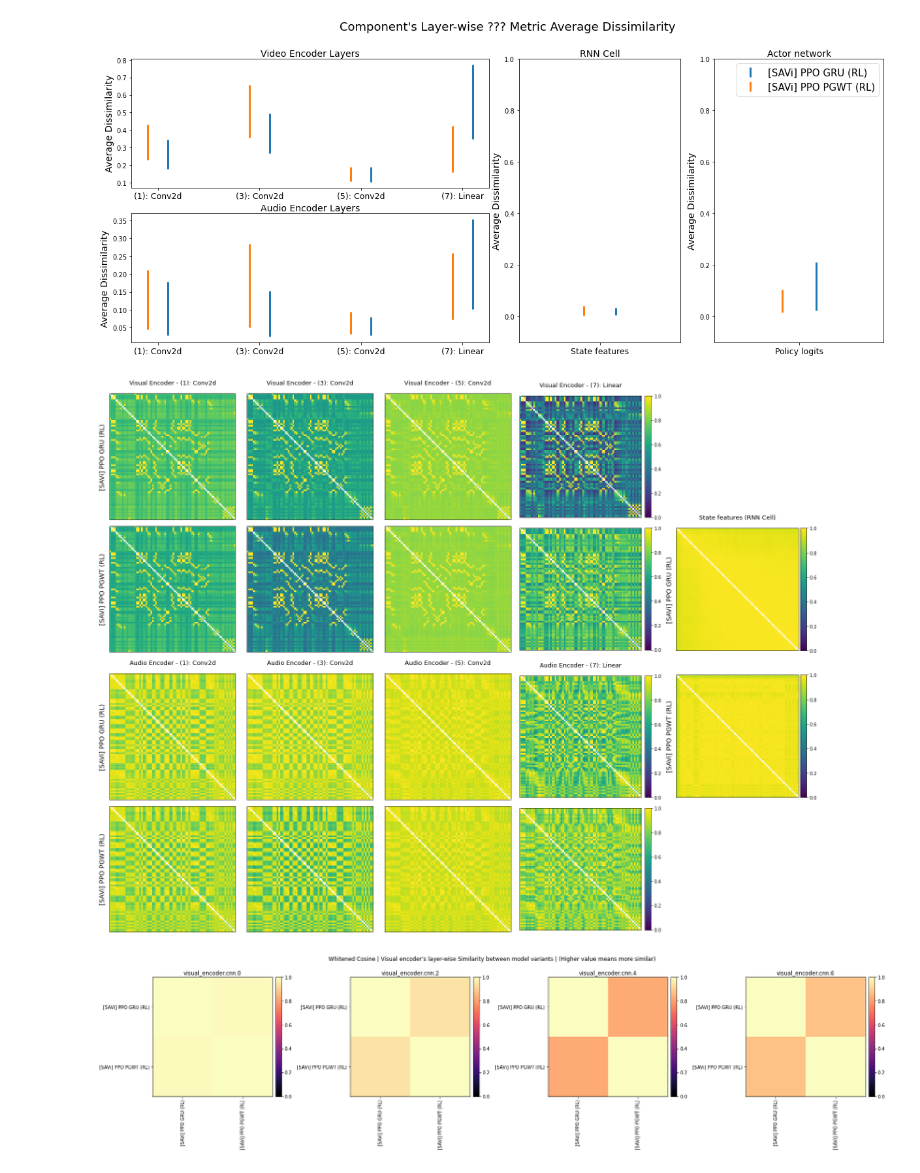
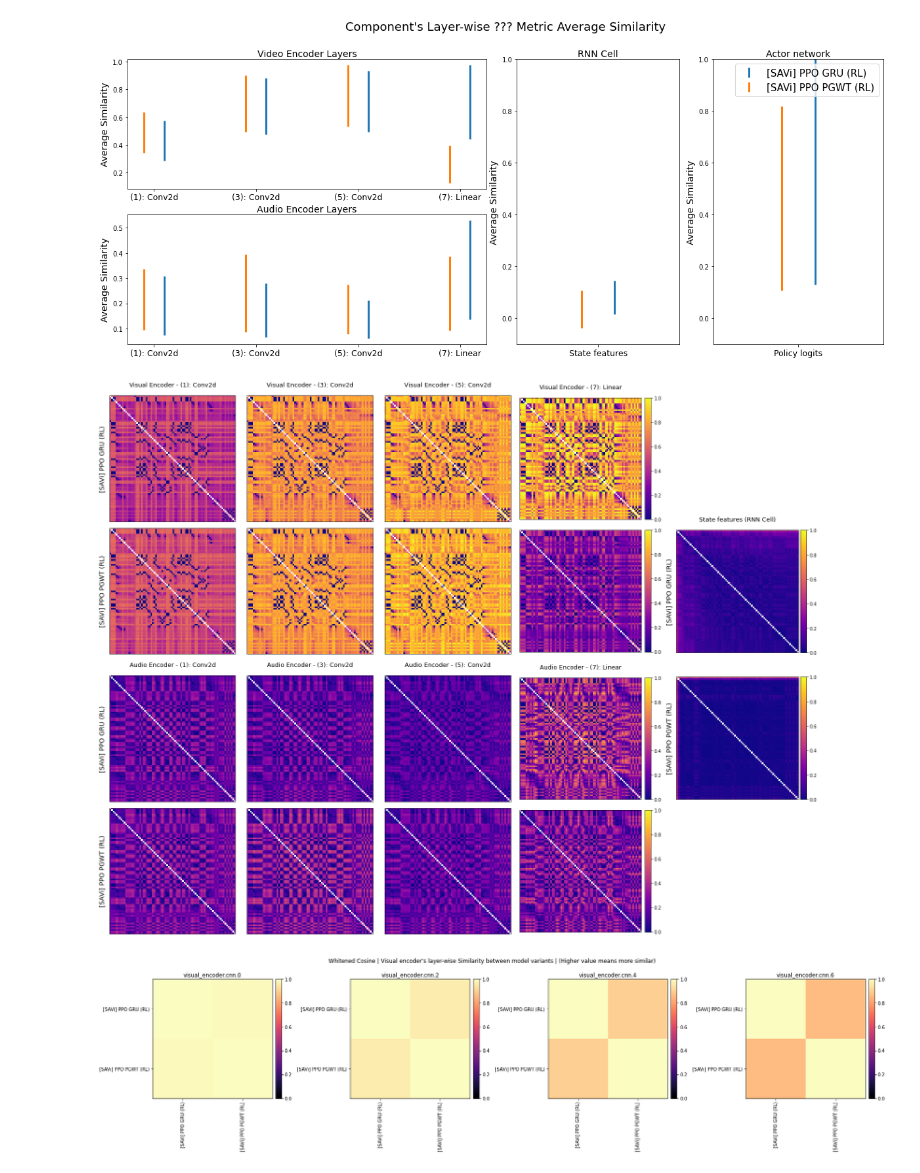
Before and after one commit to arayabrain/multimodal-global-workspace-agent, a Jupyter notebook: ppo/rsa_analysis.ipynb, the cells around one changed output. Drawn from its saved outputs; the diff is of its cells as text; code cells hidden in the pictures.

Commit message:
added 3 more metrics to do RSA with, setup the base for systematic plotting with different metrics

```diff
--- a/ppo/rsa_analysis.ipynb
+++ b/ppo/rsa_analysis.ipynb
@@ -234,7 +234,7 @@ for k, v in MODEL_VARIANTS_TO_STATEDICT_PATH.items():
             analysis_layers=models.GRU_ACTOR_CRITIC_DEFAULT_ANALYSIS_LAYER_NAMES)
     elif k.__contains__("pgwt"):
         agent = Perceiver_GWT_GWWM_ActorCritic(single_observation_space, single_action_space, args, extra_rgb=False,
-            analysis_layers=models.PGWT_GWWM_ACTOR_CRITIC_DEFAULT_ANALYSIS_LAYER_NAMES)
+            analysis_layers=models.PGWT_GWWM_ACTOR_CRITIC_DEFAULT_ANALYSIS_LAYER_NAMES + ["state_encoder.ca.mha"])
 
     agent.eval()
     # Load the model weights
@@ -399,10 +399,10 @@ for k, v in AGENT_FEATURES__RAW.items():
     AGENT_FEATURES[k] = process_analysis_feats_raw(v)
 # %%
 # # Prototypoing ISC distance
-# variant_features = AGENT_FEATURES["ppo_gru__bc"]["state_encoder"][0] # Extract the features of the state encoder (RNN cell)
-# # variant_features.cpu().numpy() # (80, 512)
-# variant_data = rsatoolbox.data.Dataset(variant_features.cpu().numpy())
-# variant_data, variant_data.measurements.shape
+variant_features = AGENT_FEATURES["ppo_gru__rl__SAVi"]["state_encoder"][0] # Extract the features of the state encoder (RNN cell)
+# variant_features.cpu().numpy() # (80, 512)
+variant_data = rsatoolbox.data.Dataset(variant_features.cpu().numpy())
+variant_data, variant_data.measurements.shape
 
 from copy import deepcopy
 from rsatoolbox.rdm.rdms import RDMs
@@ -537,10 +631,10 @@ VARIANT_LAYERS_SPARSITIES = {k: {} for k in MODEL_VARIANTS_TO_STATEDICT_PATH.key
 
 # NOTE: manually chose the metric for the RDM computation
 # DISS_CALC_FN = rsatoolbox.rdm.calc_rdm_euclid
-# DISS_CALC_FN = rsatoolbox.rdm.calc_rdm_correlation
-# DISS_CALC_FN = calc_rdm_cosine_dist # Custom Cosine distance (dissimilarity)
+DISS_CALC_FN = rsatoolbox.rdm.calc_rdm_correlation
+# DISS_CALC_FN = calc_rdm_cosine_dist # Custom Cosine distance (Similarity
 # DISS_CALC_FN = calc_rdm_isc # Custom 'Improved Sqrd Root'
-DISS_CALC_FN = calc_rdm_isc_2
+# DISS_CALC_FN = calc_rdm_isc
 
 # Placeholder for the whole RDMs for each agent varaint
 VARIANTS_RDMS = {k: {} for k in AGENT_FEATURES.keys()}
@@ -695,7 +789,7 @@ for t, (agent_variant, agent_variant_drms_mean_std_dict) in enumerate(VARIANT_RD
 
 vis_enc_ax.set_xlabel("Video Encoder Layers", fontsize=14)
 vis_enc_ax.xaxis.set_label_position("top")
-vis_enc_ax.set_ylabel("Average Dissimilarity", fontsize=14)
+vis_enc_ax.set_ylabel("Average Similarity", fontsize=14)
 vis_enc_ax.set_xticks(x)
 visual_encoder_layernames_relu_skipped_pretty_names = ["(1): Conv2d", "(3): Conv2d", "(5): Conv2d", "(7): Linear"]
 vis_enc_ax.set_xticklabels(visual_encoder_layernames_relu_skipped_pretty_names, fontsize=12.5)
@@ -718,7 +812,7 @@ for t, (agent_variant, agent_varaint_rdms_mean_std_dict) in enumerate(VARIANT_RD
 
 aud_enc_ax.set_xlabel("Audio Encoder Layers", fontsize=14)
 aud_enc_ax.xaxis.set_label_position("top")
-aud_enc_ax.set_ylabel("Average Dissimilarity", fontsize=14)
+aud_enc_ax.set_ylabel("Average Similarity", fontsize=14)
 aud_enc_ax.set_xticks(x)
 audio_encoder_layernames_relu_skipped_pretty_names = ["(1): Conv2d", "(3): Conv2d", "(5): Conv2d", "(7): Linear"]
 aud_enc_ax.set_xticklabels(audio_encoder_layernames_relu_skipped_pretty_names, fontsize=12.5)
@@ -736,7 +830,7 @@ for t, (agent_variant, agent_varaint_rdms_mean_std_dict) in enumerate(VARIANT_RD
     state_feat_ax.errorbar(1-VARIANTS_BAR_SHIFTING[t], y, yerr, fmt="none",
                  elinewidth=3, label=MODEL_VARIANTS_TO_STATEDICT_PATH[agent_variant]["pretty_name"], color=VARIANTS_COLOR_PALETTE[t])
 
-state_feat_ax.set_ylabel("Average Dissimilarity", fontsize=14)
+state_feat_ax.set_ylabel("Average Similarity", fontsize=14)
 state_feat_ax.set_ylim(-0.1, 1)
 state_feat_ax.set_xticks([1])
 state_feat_ax.set_xticklabels(["State features"], fontsize=12.5)
@@ -758,7 +852,7 @@ for t, (agent_variant, agent_varaint_rdms_mean_std_dict) in enumerate(VARIANT_RD
     actor_ax.errorbar(1-VARIANTS_BAR_SHIFTING[t], y, yerr, fmt="none",
                  elinewidth=3, label=MODEL_VARIANTS_TO_STATEDICT_PATH[agent_variant]["pretty_name"], color=VARIANTS_COLOR_PALETTE[t])
 
-actor_ax.set_ylabel("Average Dissimilarity", fontsize=14)
+actor_ax.set_ylabel("Average Similarity", fontsize=14)
 actor_ax.set_ylim(-0.1, 1)
 actor_ax.set_xticks([1])
 actor_ax.set_xticklabels(["Policy logits"], fontsize=12.5)
@@ -778,18 +872,18 @@ actor_ax.legend(fontsize=15)
 #     critic_ax.errorbar(1-VARIANTS_BAR_SHIFTING[t], y, yerr, fmt="none",
 #                  elinewidth=3, label=MODEL_VARIANTS_TO_STATEDICT_PATH[agent_variant]["pretty_name"], color=VARIANTS_COLOR_PALETTE[t])
 
-# critic_ax.set_ylabel("Average Dissimilarity", fontsize=14)
+# critic_ax.set_ylabel("Average Similarity", fontsize=14)
 # critic_ax.set_ylim(-0.1, 1)
 # critic_ax.set_xticks([1])
 # critic_ax.set_xticklabels(["Value logits"], fontsize=12.5)
 # critic_ax.set_xlim(0.5, 1.5)
 # critic_ax.legend(fontsize=13)
 
-fig.suptitle("Component's Layer-wise ??? Metric Average Dissimilarity", fontsize=18)
+fig.suptitle("Component's Layer-wise ??? Metric Average Similarity", fontsize=18)
 # fig.tight_layout()
 fig.show()
 # %% [output]
-[figure, old version]
+[figure, new version]
 # %%
 # # RSA Dissimilarities plots
 # ## TODO: add colorbar
@@ -896,7 +990,7 @@ VMIN, VMAX = 0, 1
 for ax_idx, layername in enumerate(visual_encoder_layernames_relu_skipped):
     for r_idx, (agent_variant, agent_variant_rdm) in enumerate(VARIANTS_RDMS.items()):
         im = rsatoolbox.vis.show_rdm_panel(agent_variant_rdm[layername], ax=vis_enc_axes[r_idx][ax_idx],
-                                      cmap=mpl.colormaps["viridis"], vmin=VMIN, vmax=VMAX)
+                                      cmap=mpl.colormaps["plasma"], vmin=VMIN, vmax=VMAX)
         fig.colorbar(im, cax=caxes[r_idx], orientation='vertical')
 
         vis_enc_axes[r_idx][0].set_ylabel(MODEL_VARIANTS_TO_STATEDICT_PATH[agent_variant]["pretty_name"], fontsize=14)
@@ -925,39 +1019,39 @@ VMIN, VMAX = 0, 1
 for ax_idx, layername in enumerate(audio_encoder_layernames_relu_skipped):
     for r_idx, (agent_variant, agent_variant_rdm) in enumerate(VARIANTS_RDMS.items()):
         im = rsatoolbox.vis.show_rdm_panel(agent_variant_rdm[layername], ax=aud_enc_axes[r_idx][ax_idx],
-                                      cmap=mpl.colormaps["viridis"], vmin=VMIN, vmax=VMAX)
+                                      cmap=mpl.colormaps["plasma"], vmin=VMIN, vmax=VMAX)
         fig.colorbar(im, cax=caxes[r_idx], orientation='vertical')
 
         aud_enc_axes[r_idx][0].set_ylabel(MODEL_VARIANTS_TO_STATEDICT_PATH[agent_variant]["pretty_name"], fontsize=14)
         if r_idx == 0:
             aud_enc_axes[r_idx][ax_idx].set_xlabel(f"Audio Encoder - {audio_encoder_layernames_relu_skipped_pretty_names[ax_idx]}\n", fontsize=13)
             aud_enc_axes[r_idx][ax_idx].xaxis.set_label_position("top")
 
 ## State features
 
 n_rows, n_cols = N_VARIANTS, 1
 gs3 = GridSpec(n_rows, n_cols, left=0.765, right=0.95, top=0.75, bottom=0.25, wspace=0)
 
 state_feat_axes = [fig.add_subplot(gs3[r_idx, 0]) for r_idx in range(n_rows)]
 state_feat_dividers = [make_axes_locatable(a) for a in state_feat_axes]
 state_feat_cax = [ d.append_axes('right', size='5%', pad=0.05) for d in state_feat_dividers]
 
 for r_idx, (agent_variant, agent_variant_rdm) in enumerate(VARIANTS_RDMS.items()):
     im = rsatoolbox.vis.show_rdm_panel(agent_variant_rdm["state_encoder"], ax=state_feat_axes[r_idx],
-                                       cmap=mpl.colormaps["viridis"], vmin=0, vmax=1)
+                                       cmap=mpl.colormaps["plasma"], vmin=0, vmax=1)
     [fig.colorbar(im, cax=cax_i, orientation='vertical') for cax_i in state_feat_cax]
 
     state_feat_axes[r_idx].set_ylabel(MODEL_VARIANTS_TO_STATEDICT_PATH[agent_variant]["pretty_name"], fontsize=14)
 
 state_feat_axes[0].set_xlabel("State features (RNN Cell)\n", fontsize=13, position="above")
 state_feat_axes[0].xaxis.set_label_position("top")
 
 # TODO: position this on top better
-# fig.suptitle("Component's Layer-wise Whitened Cosine-based Average Dissimilarity", fontsize=18)
+# fig.suptitle("Component's Layer-wise Whitened Cosine-based Average Similarity", fontsize=18)
 # fig.tight_layout()
 fig.show()
 # %% [output]
-[figure, old version]
+[figure, new version]
 # %%
 # RDM comparisons
 N_VARIANTS = len(list(VARIANTS_RDMS.keys()))
```
Also changed, not shown: parts of 5 cells of this notebook.
